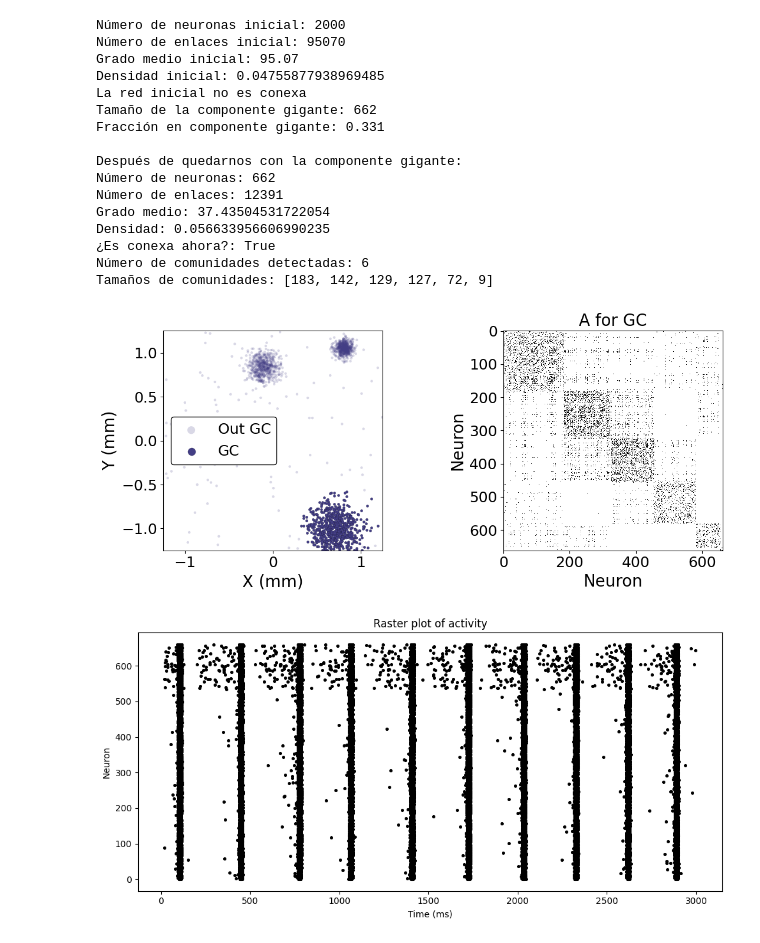
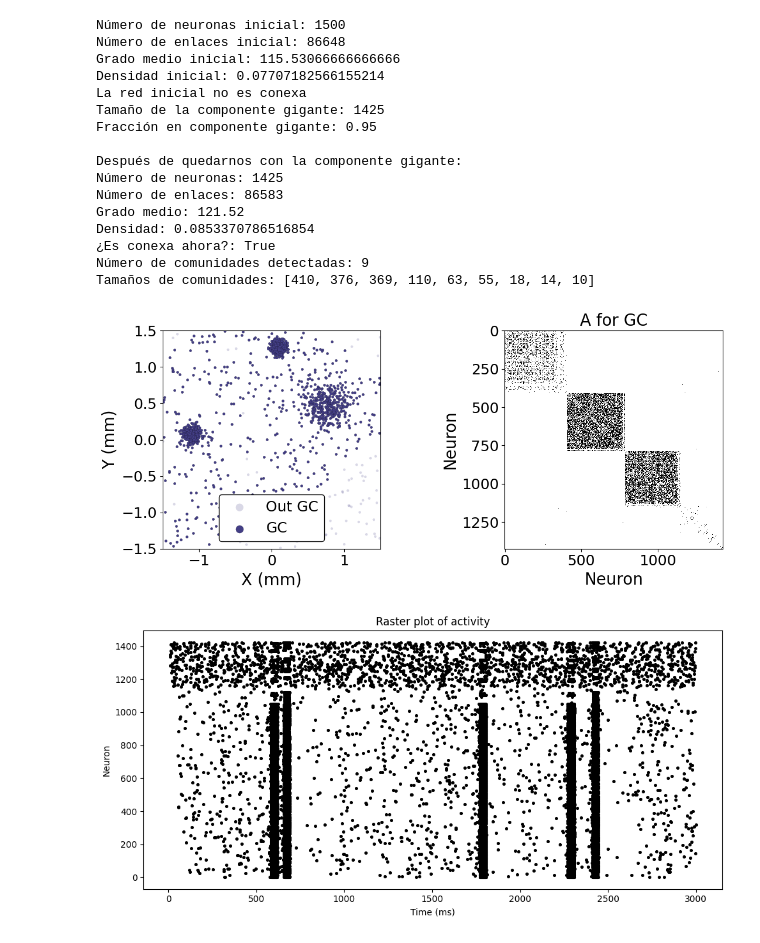
Before and after one commit to polmasipff/Neuroscience-Damage-in-Aggregated-Networks, a Jupyter notebook: Agregation.ipynb, the cells around one changed output. Saved outputs shown, nothing was run; the diff lists cells and outputs as text; code cells hidden in the pictures.

```diff
--- a/Agregation.ipynb
+++ b/Agregation.ipynb
@@ -174,15 +174,15 @@ viridis = load_cmap("viridis")
 # Parámetros principales
 # ============================================================
 
-L = 2.5                 # Tamaño del dominio L x L, en mm
-N = 2000                # Número total de neuronas
+L = 3                # Tamaño del dominio L x L, en mm
+N = 1500               # Número total de neuronas
 
-frac_agg = 0.95  # Fracción de neuronas agregadas
+frac_agg = 0.7  # Fracción de neuronas agregadas
 n_centers = 3   # Número de centros de agregación
-base_sigma = 0.1       # Anchura de los agregados, en mm
+base_sigma = 0.2     # Anchura de los agregados, en mm
 
-r_conn = 0.1     # Radio de conexión, en mm
-alpha = 0.5           # Probabilidad de conexión si están dentro del radio
+r_conn = 0.2   # Radio de conexión, en mm
+alpha = 0.6        # Probabilidad de conexión si están dentro del radio
 
 seed = np.random.SeedSequence().entropy
 rng = np.random.default_rng(seed)
@@ -261,7 +261,9 @@ is_GC[GC_nodes] = True
 # ============================================================
 
 A = A_full[np.ix_(GC_nodes, GC_nodes)]
+np.save("A_GC.npy", A)
 positions = positions_full[GC_nodes]
+np.save("positions_GC.npy", positions)
 labels = labels_full[GC_nodes]
 
 N_original = N_full
@@ -389,23 +391,23 @@ ax.tick_params(labelsize=18)
 plt.tight_layout()
 plt.show()
 # %% [output]
-Número de neuronas inicial: 2000
-Número de enlaces inicial: 95070
-Grado medio inicial: 95.07
-Densidad inicial: 0.04755877938969485
+Número de neuronas inicial: 1500
+Número de enlaces inicial: 86648
+Grado medio inicial: 115.53066666666666
+Densidad inicial: 0.07707182566155214
 La red inicial no es conexa
-Tamaño de la componente gigante: 662
-Fracción en componente gigante: 0.331
+Tamaño de la componente gigante: 1425
+Fracción en componente gigante: 0.95
 
 Después de quedarnos con la componente gigante:
-Número de neuronas: 662
-Número de enlaces: 12391
-Grado medio: 37.43504531722054
-Densidad: 0.056633956606990235
+Número de neuronas: 1425
+Número de enlaces: 86583
+Grado medio: 121.52
+Densidad: 0.0853370786516854
 ¿Es conexa ahora?: True
-Número de comunidades detectadas: 6
-Tamaños de comunidades: [183, 142, 129, 127, 72, 9]
+Número de comunidades detectadas: 9
+Tamaños de comunidades: [410, 376, 369, 110, 63, 55, 18, 14, 10]
-[figure, old version]
+[figure, new version]
 # %%
 
 ## Simulations
@@ -413,7 +415,7 @@ Ne = int(0.8 * N)  # Número de neuronas excitatorias
 Ni = N - Ne        # Número de neuronas inhibitorias
 
 SIM_TIME = 3000
-MAX_EXC_WEIGHT = 10
+MAX_EXC_WEIGHT =2.9
 MAX_INH_WEIGHT = 0.5
 
 W = np.hstack([
@@ -479,31 +481,31 @@ for t in range(1, SIM_TIME + 1):
         v[fired] = c[fired]
         u[fired] += d[fired]
 
         I += np.sum(S[:, fired], axis=1)
 
     v += 0.5 * (0.04 * v**2 + 5 * v + 140 - u + I)
     v += 0.5 * (0.04 * v**2 + 5 * v + 140 - u + I)
     u += a * (b * v - u)
 
 firings = np.array(firings)
 
 # =========================
 # Raster plot
 # =========================
 
 plt.figure(figsize=(10, 5))
 
 plt.scatter(
     firings[:, 0],
     firings[:, 1],
     s=7,
     color="black"
 )
 
 plt.xlabel("Time (ms)")
 plt.ylabel("Neuron")
 plt.title("Raster plot of activity")
 plt.tight_layout()
 plt.show()
 # %% [output]
-[figure, old version]
+[figure, new version]
```
Also changed, not shown: 4 other files.
